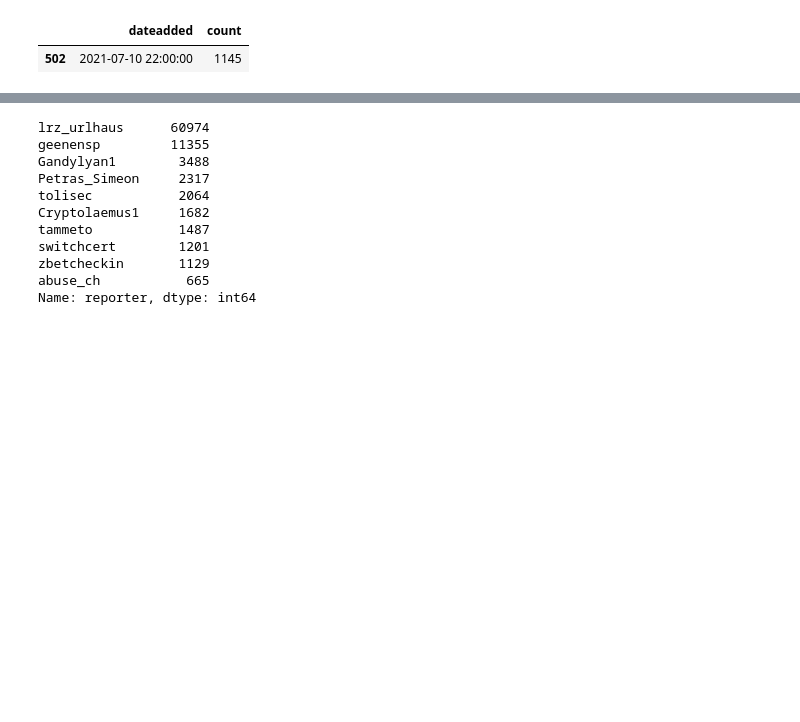
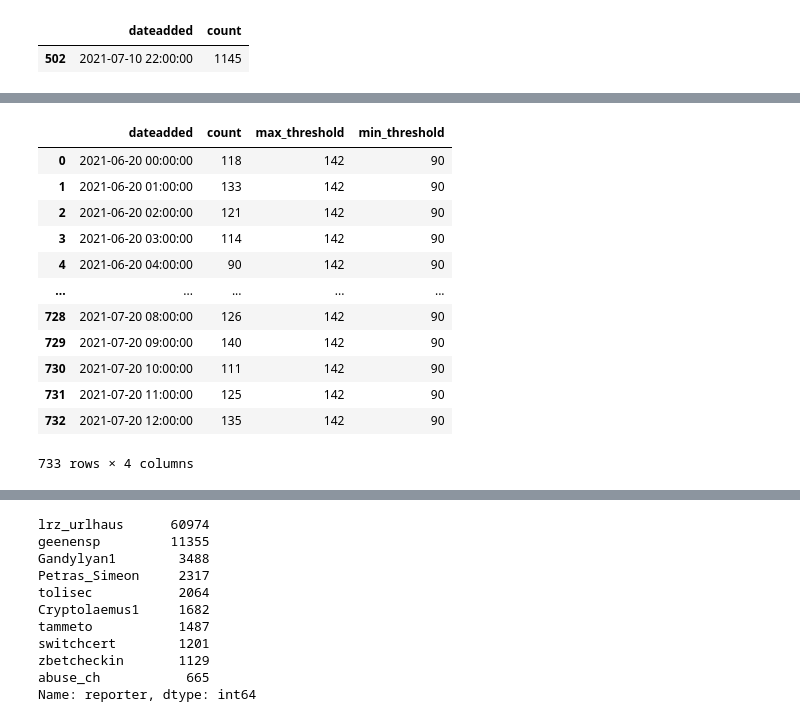
Before and after one commit to Stucki92/POC_ALEIA_GIT_JH, a Jupyter notebook: Notebook_Malware.ipynb, the cells around one changed output, grey strips where cells are left out. Cells and saved outputs as stored; diff of their text form; code cells hidden in the pictures; blank space fills up the shorter version.

```diff
--- a/Notebook_Malware.ipynb
+++ b/Notebook_Malware.ipynb
@@ -50,0 +61,4 @@ df_ts[df_ts['count'] == df_ts['count'].max()]
+# %%
+pourcentage = 10
+# %%
+number_values = df_ts.shape[0]
@@ -50,0 +68,3 @@ df_ts[df_ts['count'] == df_ts['count'].max()]
+# %%
+too_low_values_threshold = df_ts_sorted[:number_values//pourcentage]['count'].iloc[-1]
+too_high_values_threshold = df_ts_sorted[-number_values//pourcentage:]['count'].iloc[0]
@@ -50,0 +86,16 @@ df_ts[df_ts['count'] == df_ts['count'].max()]
+# %%
+df_ts
+# %% [output]
+|  | dateadded | count | max_threshold | min_threshold |
+| 0 | 2021-06-20 00:00:00 | 118 | 142 | 90 |
+| 1 | 2021-06-20 01:00:00 | 133 | 142 | 90 |
+| 2 | 2021-06-20 02:00:00 | 121 | 142 | 90 |
+| 3 | 2021-06-20 03:00:00 | 114 | 142 | 90 |
+| 4 | 2021-06-20 04:00:00 | 90 | 142 | 90 |
+| ... | ... | ... | ... | ... |
+| 728 | 2021-07-20 08:00:00 | 126 | 142 | 90 |
+| 729 | 2021-07-20 09:00:00 | 140 | 142 | 90 |
+| 730 | 2021-07-20 10:00:00 | 111 | 142 | 90 |
+| 731 | 2021-07-20 11:00:00 | 125 | 142 | 90 |
+| 732 | 2021-07-20 12:00:00 | 135 | 142 | 90 |
+733 rows × 4 columns
```
Also changed, not shown: parts of 10 cells of this notebook.
